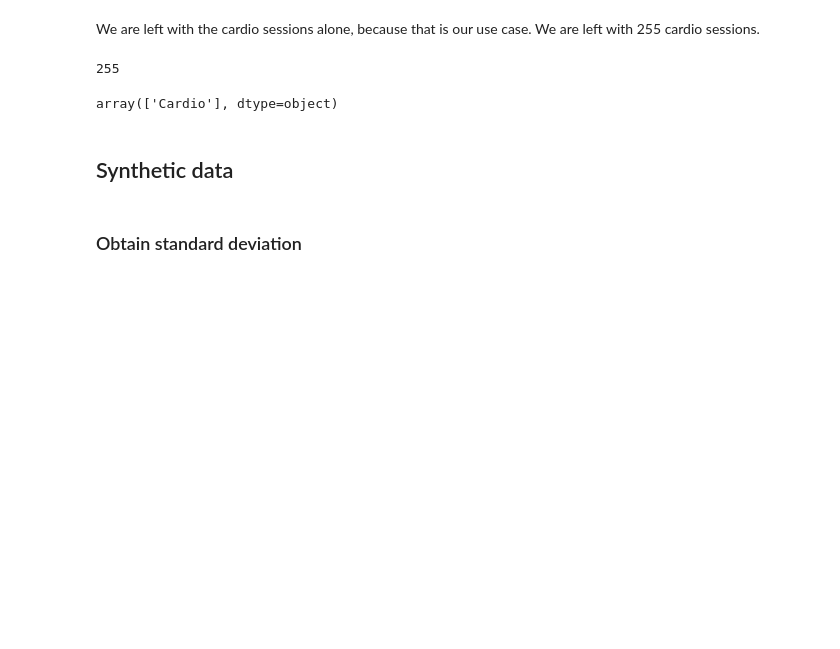
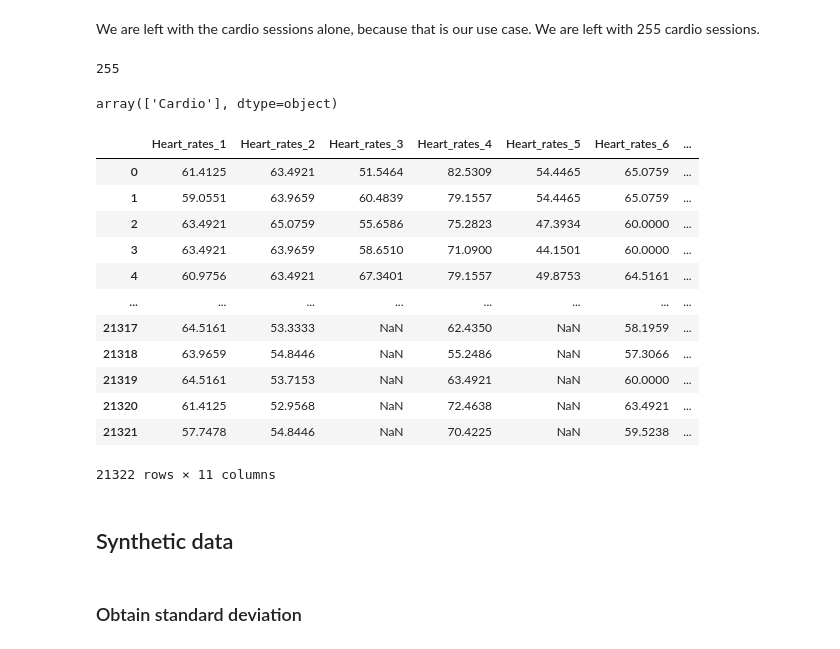
Before and after one commit to dahermar/TFM-Music-Recommendation-System, a Jupyter notebook: System/1.Data Generator.ipynb, the cells around one changed output. Saved outputs shown, nothing was run; the diff lists cells and outputs as text; code cells hidden in the pictures; blank space fills up the shorter version.

```diff
--- a/System/1.Data Generator.ipynb
+++ b/System/1.Data Generator.ipynb
@@ -36,3 +45,19 @@ df_hr = pd.read_csv('data/heart_rate.csv')
+# %%
+df_final_normal_group
+# %% [output]
+|  | Heart_rates_1 | Heart_rates_2 | Heart_rates_3 | Heart_rates_4 | Heart_rates_5 | Heart_rates_6 | ... |
+| 0 | 61.4125 | 63.4921 | 51.5464 | 82.5309 | 54.4465 | 65.0759 | ... |
+| 1 | 59.0551 | 63.9659 | 60.4839 | 79.1557 | 54.4465 | 65.0759 | ... |
+| 2 | 63.4921 | 65.0759 | 55.6586 | 75.2823 | 47.3934 | 60.0000 | ... |
+| 3 | 63.4921 | 63.9659 | 58.6510 | 71.0900 | 44.1501 | 60.0000 | ... |
+| 4 | 60.9756 | 63.4921 | 67.3401 | 79.1557 | 49.8753 | 64.5161 | ... |
+| ... | ... | ... | ... | ... | ... | ... | ... |
+| 21317 | 64.5161 | 53.3333 | NaN | 62.4350 | NaN | 58.1959 | ... |
+| 21318 | 63.9659 | 54.8446 | NaN | 55.2486 | NaN | 57.3066 | ... |
+| 21319 | 64.5161 | 53.7153 | NaN | 63.4921 | NaN | 60.0000 | ... |
+| 21320 | 61.4125 | 52.9568 | NaN | 72.4638 | NaN | 63.4921 | ... |
+| 21321 | 57.7478 | 54.8446 | NaN | 70.4225 | NaN | 59.5238 | ... |
+21322 rows × 11 columns
 # %% [markdown]
 ## Synthetic data
 # %% [markdown]
```
Also changed, not shown: parts of 14 cells of this notebook, 3 other files.
